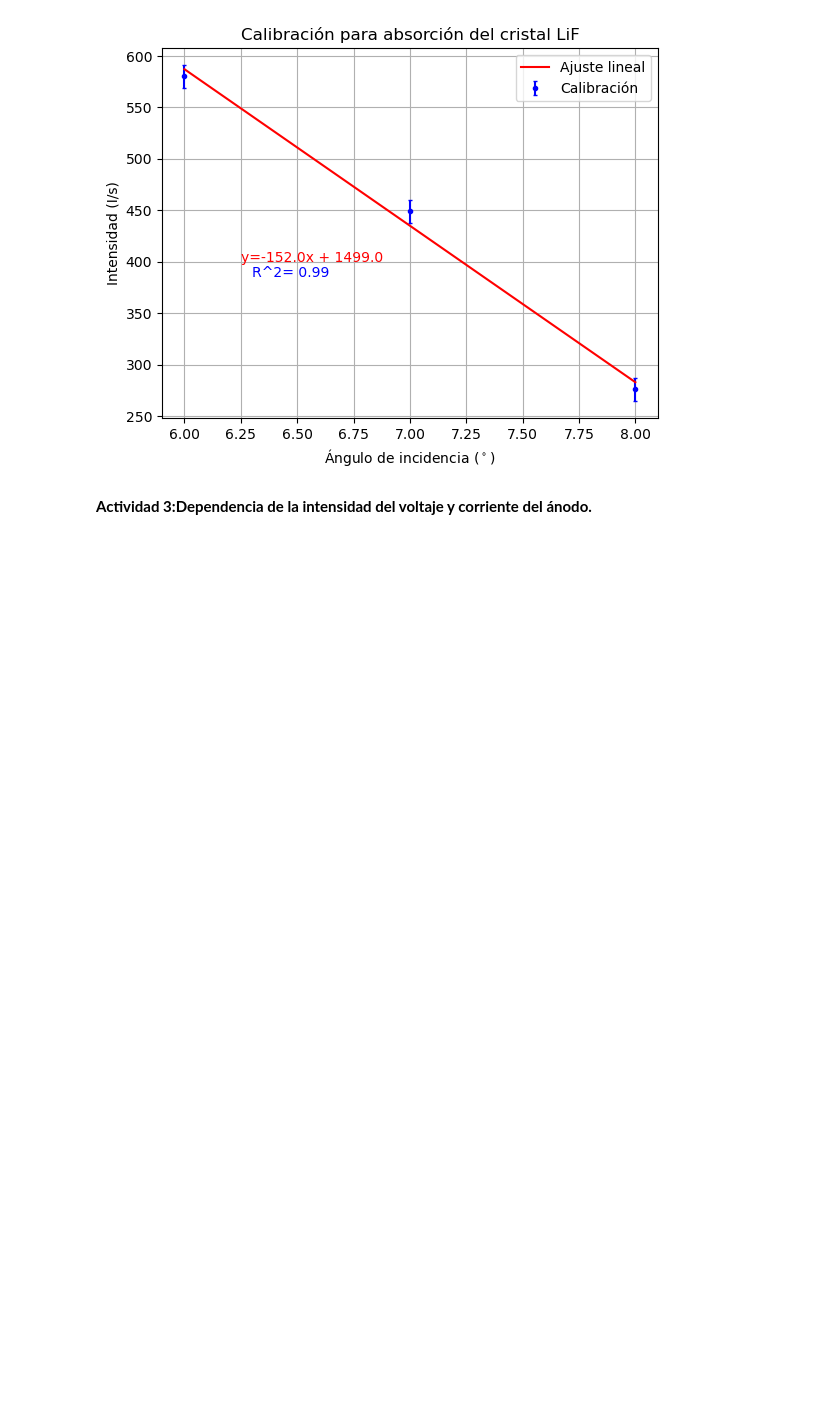
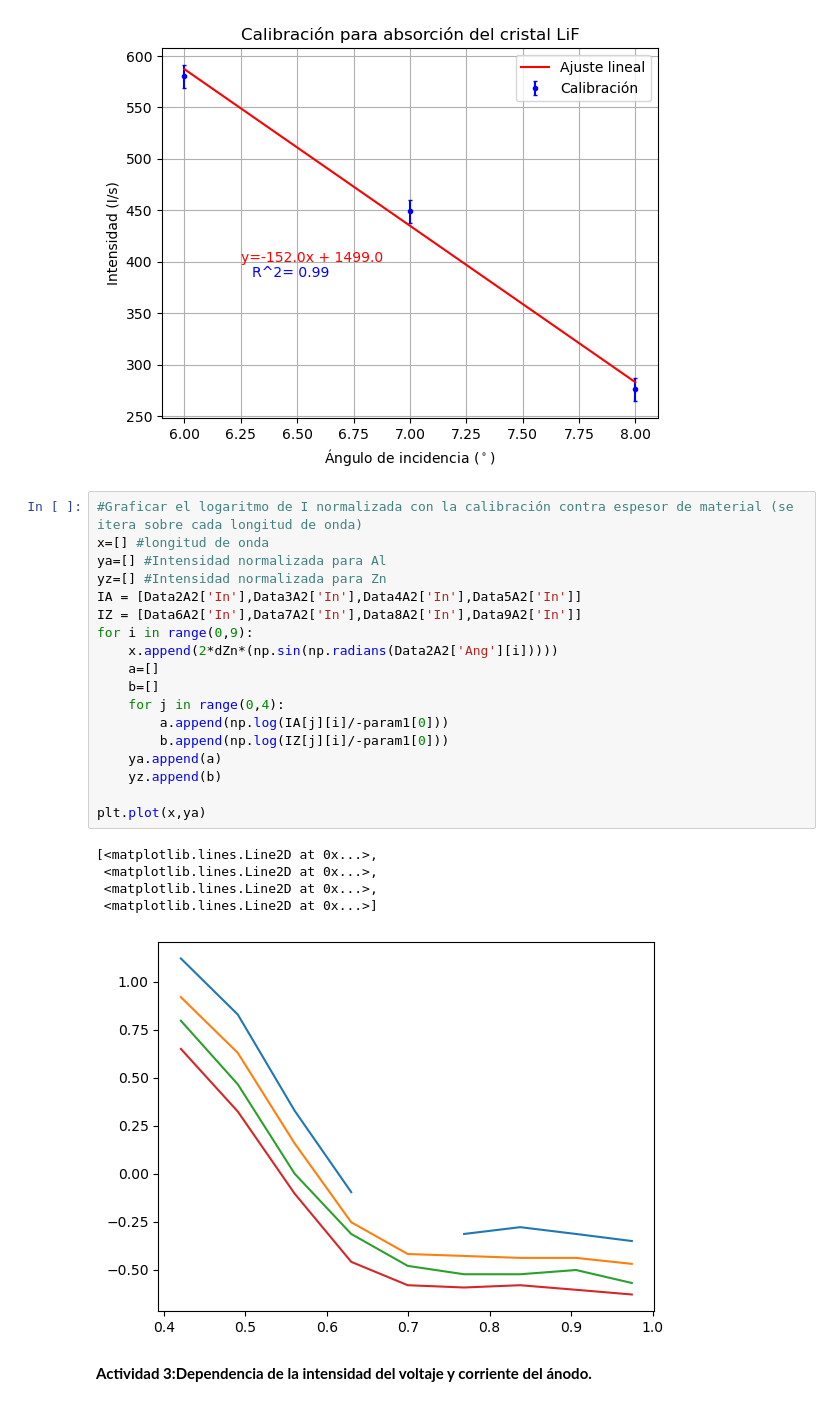
Before and after one commit to ccuellarn/Laboratorio-Intermedio---Pr-cticas20242, a Jupyter notebook: Rayos X/Rayos X.ipynb, the cells around one changed output. Saved outputs shown, nothing was run; the diff lists cells and outputs as text; blank space fills up the shorter version.

```diff
--- a/Rayos X/Rayos X.ipynb
+++ b/Rayos X/Rayos X.ipynb
@@ -327,6 +330,30 @@ plt.grid()
 plt.show()
 # %% [output]
 [figure]
+# %%
+#Graficar el logaritmo de I normalizada con la calibración contra espesor de material (se itera sobre cada longitud de onda)
+x=[] #longitud de onda
+ya=[] #Intensidad normalizada para Al
+yz=[] #Intensidad normalizada para Zn
+IA = [Data2A2['In'],Data3A2['In'],Data4A2['In'],Data5A2['In']]
+IZ = [Data6A2['In'],Data7A2['In'],Data8A2['In'],Data9A2['In']]
+for i in range(0,9):
+    x.append(2*dZn*(np.sin(np.radians(Data2A2['Ang'][i]))))
+    a=[]
+    b=[]
+    for j in range(0,4):
+        a.append(np.log(IA[j][i]/-param1[0]))
+        b.append(np.log(IZ[j][i]/-param1[0]))
+    ya.append(a)
+    yz.append(b)
+
+plt.plot(x,ya)
+# %% [output]
+[<matplotlib.lines.Line2D at 0x...>,
+ <matplotlib.lines.Line2D at 0x...>,
+ <matplotlib.lines.Line2D at 0x...>,
+ <matplotlib.lines.Line2D at 0x...>]
+[figure, added]
 # %% [markdown]
 **Actividad 3:Dependencia de la intensidad del voltaje y corriente del ánodo.**
 # %%
```
Also changed, not shown: parts of 2 cells of this notebook, 5 other files.
